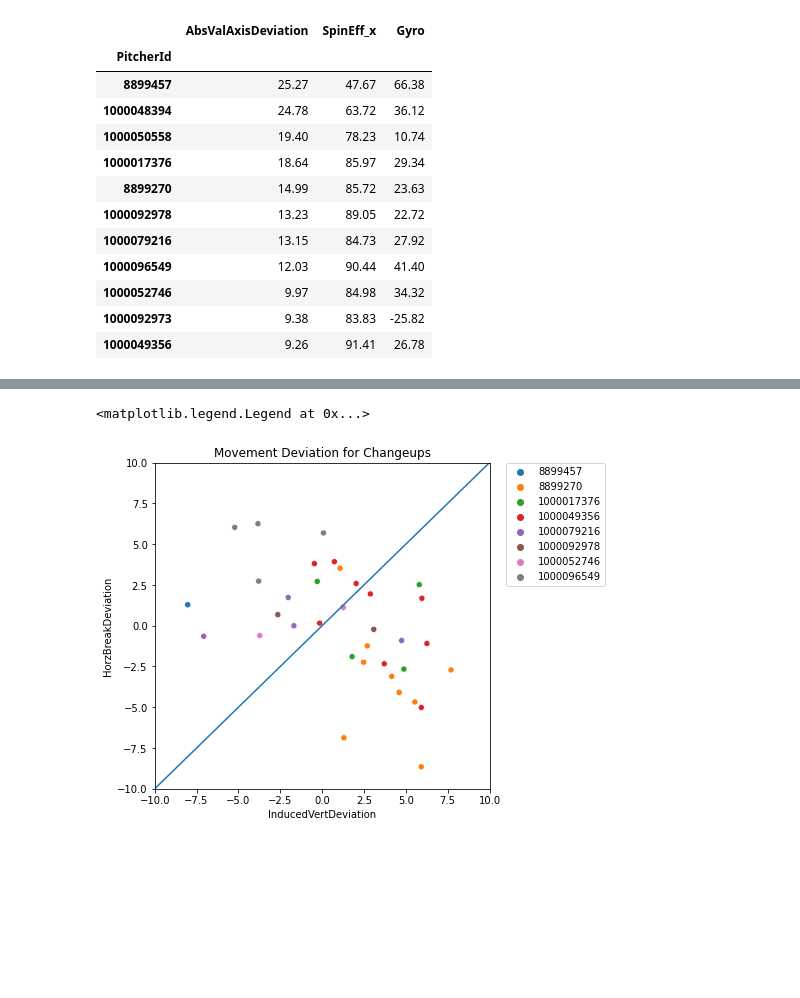
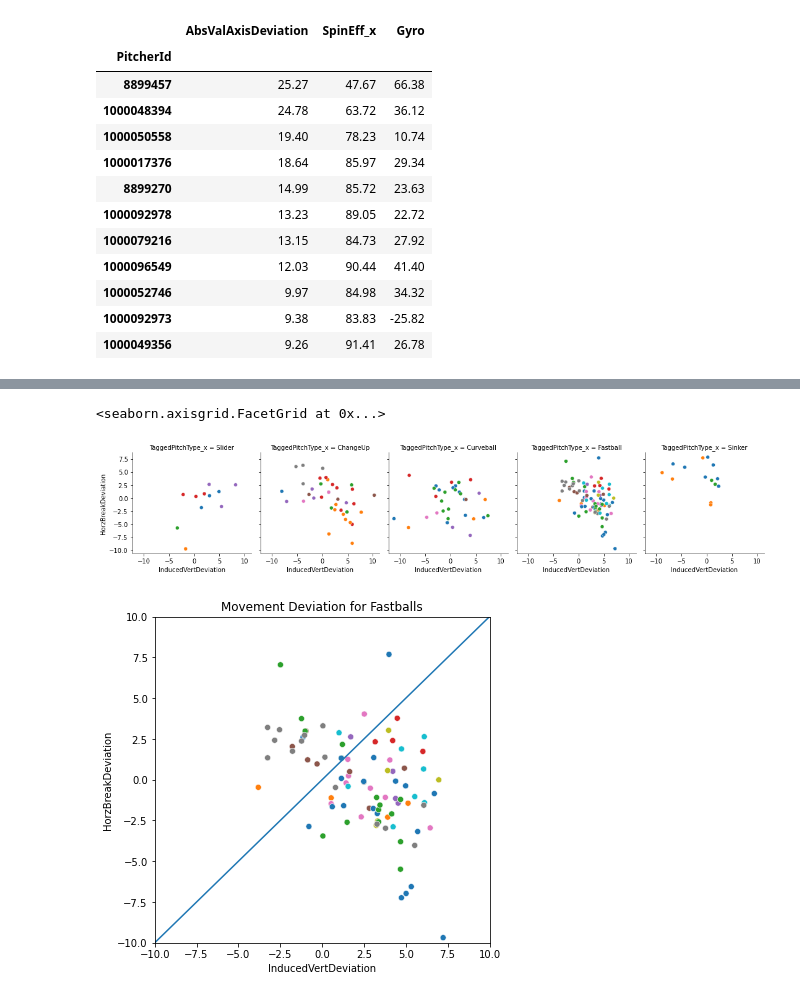
Before and after one commit to joeymylott/WakeForestBiomechanicsAndAnalytics, a Jupyter notebook: SSW Surfing (no names).ipynb, the cells around one changed output, grey strips where cells are left out. Saved outputs shown, nothing was run; the diff lists cells and outputs as text; code cells hidden in the pictures; blank space fills up the shorter version.

```diff
--- a/SSW Surfing (no names).ipynb
+++ b/SSW Surfing (no names).ipynb
@@ -482,12 +446,20 @@ plt.legend(bbox_to_anchor=(1.05, 1), loc=2, borderaxespad=0.)
-# %%
-# Plot Movement deviation for the whole pitching staff's changeups only
-changemoveplot = sns.scatterplot( x="InducedVertDeviation", y="HorzBreakDeviation", data=sswchange, hue='PitcherId')
-changemoveplot.set(xlim=(-10, 10))
-changemoveplot.set(ylim=(-10, 10))
-plt.plot([-10, 10], [-10, 10])
-changemoveplot.set(title="Movement Deviation for Changeups")
-plt.rcParams['figure.figsize'] = [6, 6]
-plt.legend(bbox_to_anchor=(1.05, 1), loc=2, borderaxespad=0.)
-# %% [output]
-<matplotlib.legend.Legend at 0x...>
-[figure, removed]
+# %%
+# Whole pitching staff Axis Deviation plots for each pitch type
+b = sns.FacetGrid(sswdf, col="TaggedPitchType_x")
+b.map_dataframe(sns.scatterplot, x="InducedVertDeviation", y="HorzBreakDeviation", hue="PitcherId", legend=False)
+b.set_axis_labels("InducedVertDeviation", "HorzBreakDeviation")
+#b.add_legend()
+# %% [output]
+<seaborn.axisgrid.FacetGrid at 0x...>
+[figure, added]
+# %%
+# Plot Movement deviation for the whole pitching staff's fastballs only
+fbmoveplot = sns.scatterplot( x="InducedVertDeviation", y="HorzBreakDeviation", data=sswfb, hue='PitcherId', legend=False)
+fbmoveplot.set(xlim=(-10, 10))
+fbmoveplot.set(ylim=(-10, 10))
+plt.plot([-10, 10], [-10, 10])
+fbmoveplot.set(title="Movement Deviation for Fastballs")
+plt.rcParams['figure.figsize'] = [6, 6]
+#plt.legend(bbox_to_anchor=(1.05, 1), loc=2, borderaxespad=0.)
+# %% [output]
+[figure, added]
```
Also changed, not shown: parts of 13 cells of this notebook.
